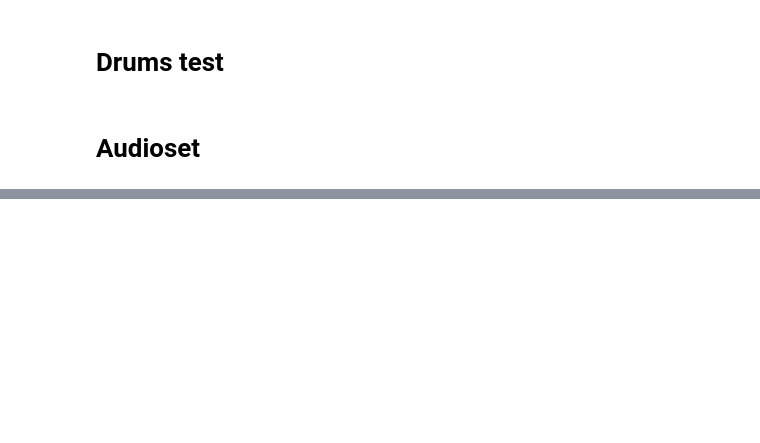
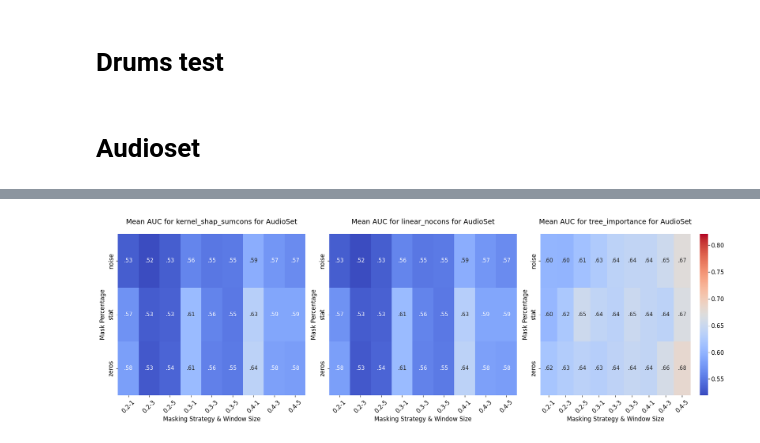
Before and after one commit to ceciliabolanos/explain_where, a Jupyter notebook: metrics_evaluation.ipynb, the cells around one changed output, grey strips where cells are left out. Saved outputs shown, nothing was run; the diff lists cells and outputs as text; code cells hidden in the pictures; blank space fills up the shorter version.

```diff
--- a/metrics_evaluation.ipynb
+++ b/metrics_evaluation.ipynb
@@ -989,11 +793,0 @@ print(mean_auc_df)  # To check the grouped results
-# %%
-for method in mean_auc_df['method'].unique():
-    pivot_table = mean_auc_df[mean_auc_df['method'] == method].pivot(index='mask_percentage', columns=['masking_strategy', 'window_size', 'multisegment'], values='roc_auc')
-
-    plt.figure(figsize=(12, 6))
-    sns.heatmap(pivot_table, annot=True, cmap="coolwarm", fmt=".3f")
-    plt.title(f'Mean AUC for {method}')
-    plt.xlabel('Masking Strategy & Window Size')
-    plt.ylabel('Mask Percentage')
-    plt.xticks(rotation=45)
-    plt.show()
@@ -999,0 +815,3 @@ for method in mean_auc_df['method'].unique():
+# %%
+# Ensure we only keep rows where 'filename' is in the corresponding event_label's values in all_files
+new_final = new_final[new_final.apply(lambda row: row['filename'] in selected_filenames.get(row['event_label'], []), axis=1)]
@@ -999,0 +844,2 @@ for method in mean_auc_df['method'].unique():
+# %%
+mean_auc_df = new_final.groupby(['method', 'mask_percentage', 'masking_strategy', 'window_size', 'multisegment'])['roc_auc'].mean().reset_index()
@@ -999,0 +848,82 @@ for method in mean_auc_df['method'].unique():
+# %%
+TITLE_SIZE = 14
+LABEL_SIZE = 12
+ANNOT_SIZE = 11
+TICK_SIZE = 12
+
+max_auc = mean_auc_df['roc_auc'].max()
+min_auc = mean_auc_df['roc_auc'].min()
+
+# Create a figure with subplots for each method
+methods = mean_auc_df['method'].unique()
+n_methods = len(methods)
+
+# Calculate number of columns and rows
+n_cols = 3
+n_rows = 1
+
+# Create figure with adjusted size
+fig, axes = plt.subplots(n_rows, n_cols, figsize=(6*n_cols, 6*n_rows))
+axes = axes.flatten()  # Flatten axes array for easier iteration
+
+# Hide extra subplots if number of methods is odd
+if n_methods < len(axes):
+    for idx in range(n_methods, len(axes)):
+        axes[idx].set_visible(False)
+
+# Custom formatter function to show only the decimal part
+def format_value(val):
+    # Convert to string with 3 decimal places and remove "0."
+    return f"{(val-int(val))*100:.2f}"
+
+for idx, method in enumerate(methods):
+    ax = axes[idx]
+
+    # Create pivot table for current method
+    pivot_table = mean_auc_df[(mean_auc_df['method'] == method) & (mean_auc_df['multisegment'] == 1)].pivot(
+        index='masking_strategy',
+        columns=['mask_percentage', 'window_size'],
+        values='roc_auc'
+    )
+
+    # Get dimensions of the pivot table
+    n_rows_pivot = len(pivot_table.index)
+    n_cols_pivot = len(pivot_table.columns)
+
+    # Calculate aspect ratio to make cells square
+    aspect = n_cols_pivot / n_rows_pivot
+
+    # Create heatmap with consistent color scaling across all methods
+    sns.heatmap(
+        pivot_table,
+        annot=pivot_table.applymap(lambda x: f"{x:.2f}".lstrip('0')),
+        cmap="coolwarm",
+        fmt="",  # Empty format to allow manual annotation
+        ax=ax,
+        vmin=min_auc,
+        vmax=max_auc,
+        cbar=(idx == n_methods-1),  # Only show colorbar for last plot
+        annot_kws={'size': ANNOT_SIZE}  # Font size for annotation numbers
+    )
+
+    ax.set_title(f'Mean AUC for {method} for AudioSet', fontsize=TITLE_SIZE, pad=20)
+    ax.set_xlabel('Masking Strategy & Window Size', fontsize=LABEL_SIZE)
+    ax.set_ylabel('Mask Percentage', fontsize=LABEL_SIZE)
+
+    # Set tick label sizes
+    ax.tick_params(axis='both', which='major', labelsize=TICK_SIZE)
+    ax.tick_params(axis='x', rotation=45)
+
+    # If this is the last visible plot (with colorbar)
+    if idx == n_methods-1:
+        cbar = ax.collections[0].colorbar
+        cbar.ax.tick_params(labelsize=TICK_SIZE)
+
+plt.tight_layout()
+plt.show()
+
+# Print the global maximum and minimum values for reference
+print(f"Global maximum AUC: {(max_auc-int(max_auc))*100:.2f}")
+print(f"Global minimum AUC: {(min_auc-int(min_auc))*100:.2f}")
+# %% [output]
+[figure, added]
```
Also changed, not shown: parts of 38 cells of this notebook, 13 other files.
